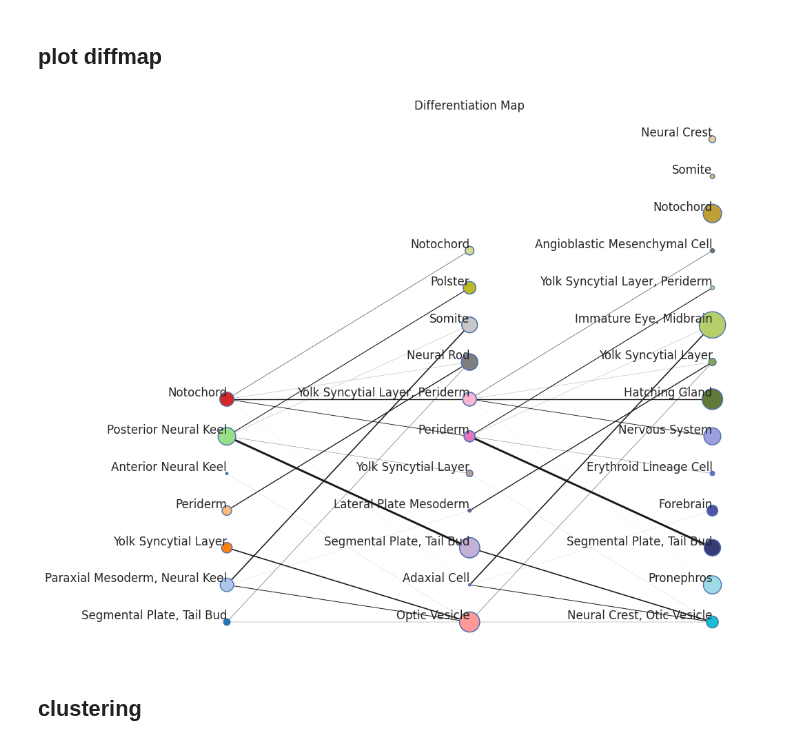
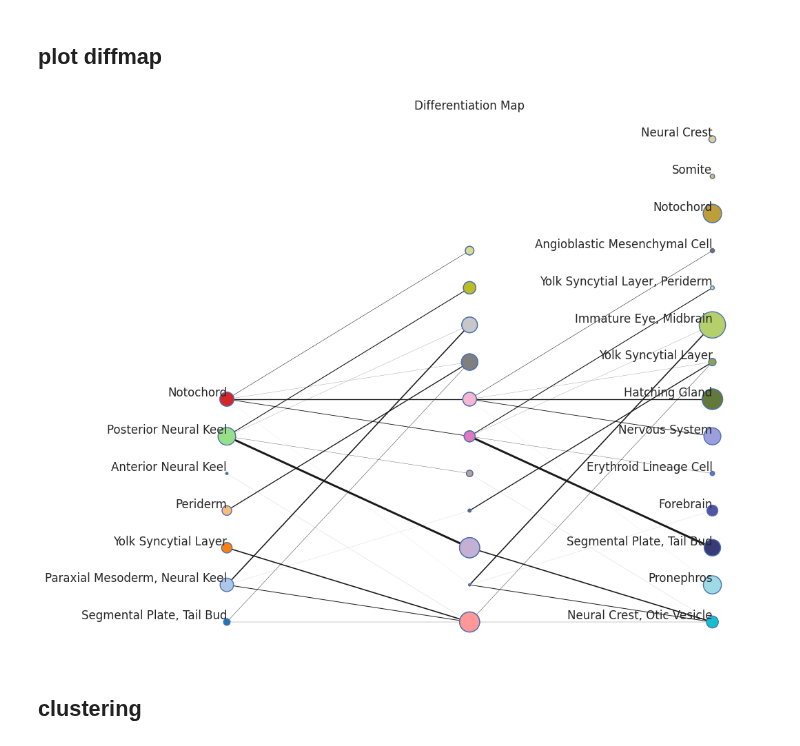
Before and after one commit to raphael-group/HM-OT, a Jupyter notebook: experiments/zf_test_viz.ipynb, the cells around one changed output. Cells and saved outputs as stored; diff of their text form; code cells hidden in the pictures.

```diff
--- a/experiments/zf_test_viz.ipynb
+++ b/experiments/zf_test_viz.ipynb
@@ -214,11 +214,11 @@ node_labels = [ct_ann_0, ct_ann_1, ct_ann_2]
 # %%
 Qs_ann = [ann_Q0, ann_Q1, ann_Q2]
 Ts_ann = [ann_T0, ann_T1]
-node_labels1 = [ct_ann_0, ct_ann_1, ct_ann_2]
+node_labels1 = [ct_ann_0, None, ct_ann_2]
 
 clustering.diffmap_from_QT(Qs_ann, Ts_ann, node_labels=node_labels1)
 # %% [output]
-[figure, old version]
+[figure, new version]
 # %% [markdown]
 ## clustering
 # %%
```
Also changed, not shown: parts of 3 cells of this notebook, 1 other file.
